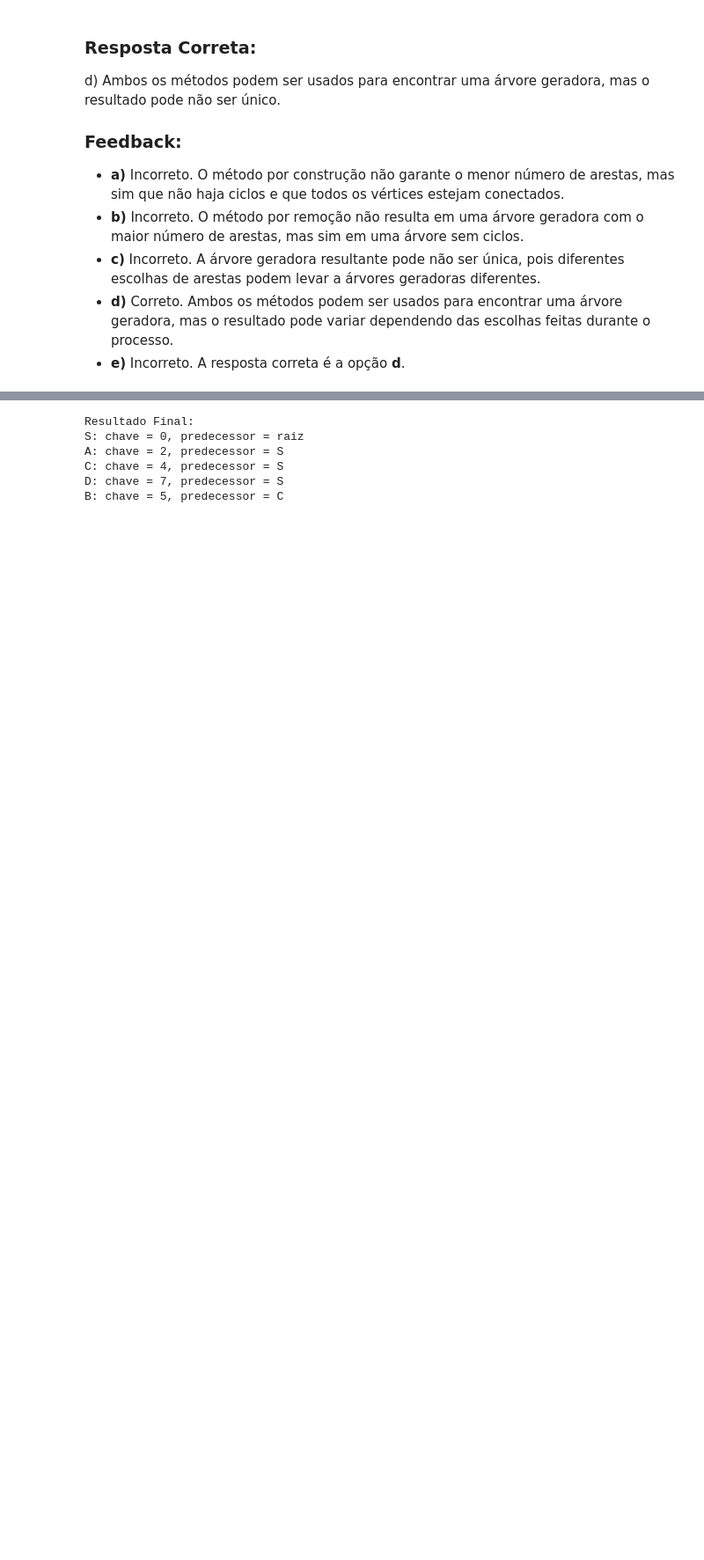
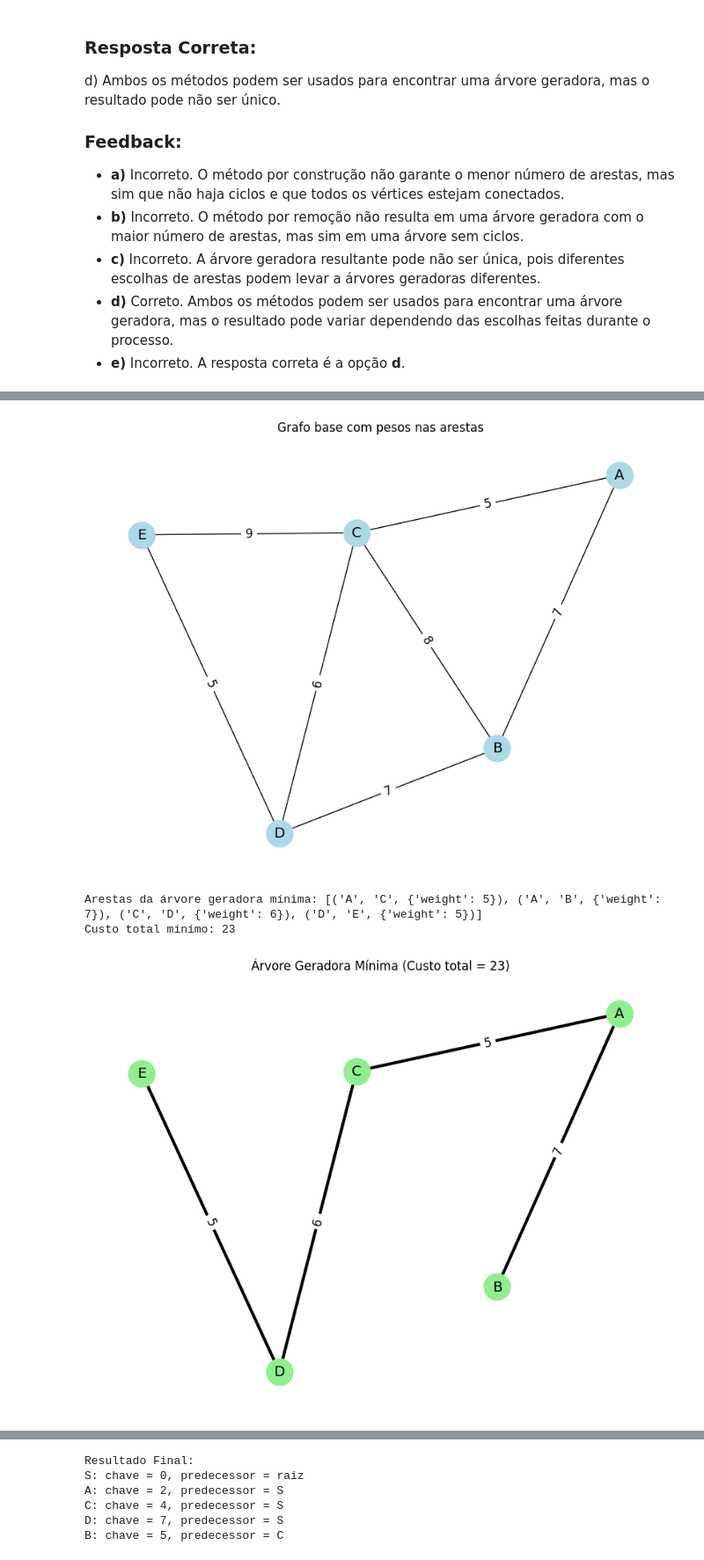
Before and after one commit to LeonardoVieiraGuimaraes/TeoriaGrafos, a Jupyter notebook: BancoPerguntas/ArvoreGeradoraCaminhosMinimos.ipynb, the cells around one changed output, grey strips where cells are left out. Shown at 88% size. Drawn from its saved outputs; the diff is of its cells as text; code cells hidden in the pictures; blank space fills up the shorter version.

Commit message:
Changes to be committed: 	modified:   Aula06/BuscaLargura.ipynb 	modified:   BancoPerguntas/ArvoreGeradoraCaminhosMinimos.ipynb

```diff
--- a/BancoPerguntas/ArvoreGeradoraCaminhosMinimos.ipynb
+++ b/BancoPerguntas/ArvoreGeradoraCaminhosMinimos.ipynb
@@ -551,0 +526,46 @@ Custo total mínimo: 23
+# %%
+# Grafo base
+edges = [
+    ("A", "B", 7),
+    ("A", "C", 5),
+    ("B", "C", 8),
+    ("B", "D", 7),
+    ("C", "D", 6),
+    ("C", "E", 9),
+    ("D", "E", 5),
+]
+G = nx.Graph()
+G.add_weighted_edges_from(edges)
+pos = nx.spring_layout(G, seed=42)
+
+plt.figure(figsize=(8, 6))
+nx.draw(G, pos, with_labels=True, node_color="lightblue", node_size=700, font_size=14)
+nx.draw_networkx_edge_labels(G, pos, edge_labels=nx.get_edge_attributes(G, "weight"), font_size=12)
+plt.title("Grafo base com pesos nas arestas")
+plt.show()
+
+# Árvore Geradora Mínima correta
+mst = nx.minimum_spanning_tree(G)
+custo_mst = sum(data["weight"] for _, _, data in mst.edges(data=True))
+print("Arestas da árvore geradora mínima:", list(mst.edges(data=True)))
+print("Custo total mínimo:", custo_mst)
+
+plt.figure(figsize=(8, 6))
+nx.draw(mst, pos, with_labels=True, node_color="lightgreen", node_size=700, font_size=14, width=3)
+nx.draw_networkx_edge_labels(mst, pos, edge_labels=nx.get_edge_attributes(mst, "weight"), font_size=12)
+plt.title(f"Árvore Geradora Mínima (Custo total = {custo_mst})")
+plt.show()
+
+# Novas alternativas (corrigidas)
+print("\nNovas alternativas:")
+print("a)\nArestas: A–C (5), D–E (5), C–D (6), A–B (7)\nCusto total: 23")
+print("b)\nArestas: A–B (7), B–C (8), C–D (6), D–E (5)\nCusto total: 26")
+print("c)\nArestas: A–C (5), C–D (6), D–E (5), C–E (9)\nCusto total: 25")
+print("d)\nArestas: A–B (7), B–D (7), D–E (5), C–E (9)\nCusto total: 28")
+print("e)\nNenhuma das anteriores")
+print("\nResposta correta: a) (Custo total = 23)")
+# %% [output]
+[figure, added]
+Arestas da árvore geradora mínima: [('A', 'C', {'weight': 5}), ('A', 'B', {'weight': 7}), ('C', 'D', {'weight': 6}), ('D', 'E', {'weight': 5})]
+Custo total mínimo: 23
+[figure, added]
```
Also changed, not shown: parts of 14 cells of this notebook.
